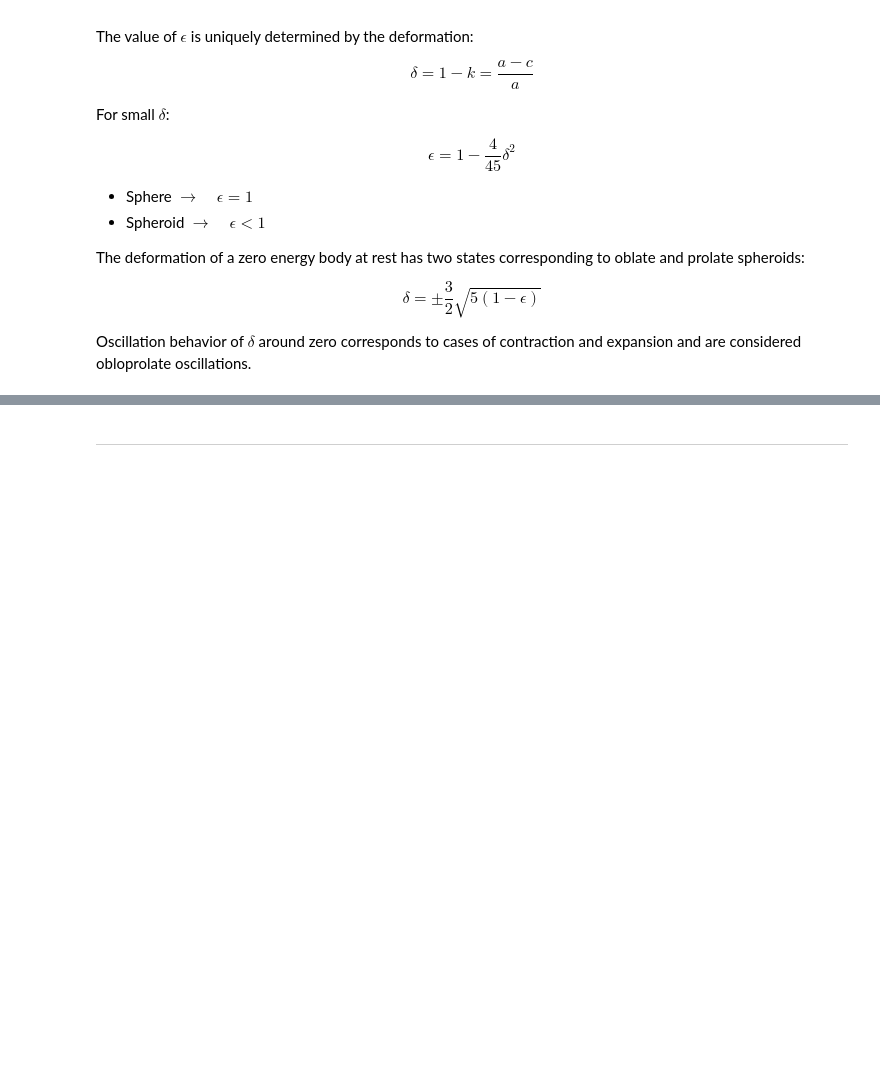
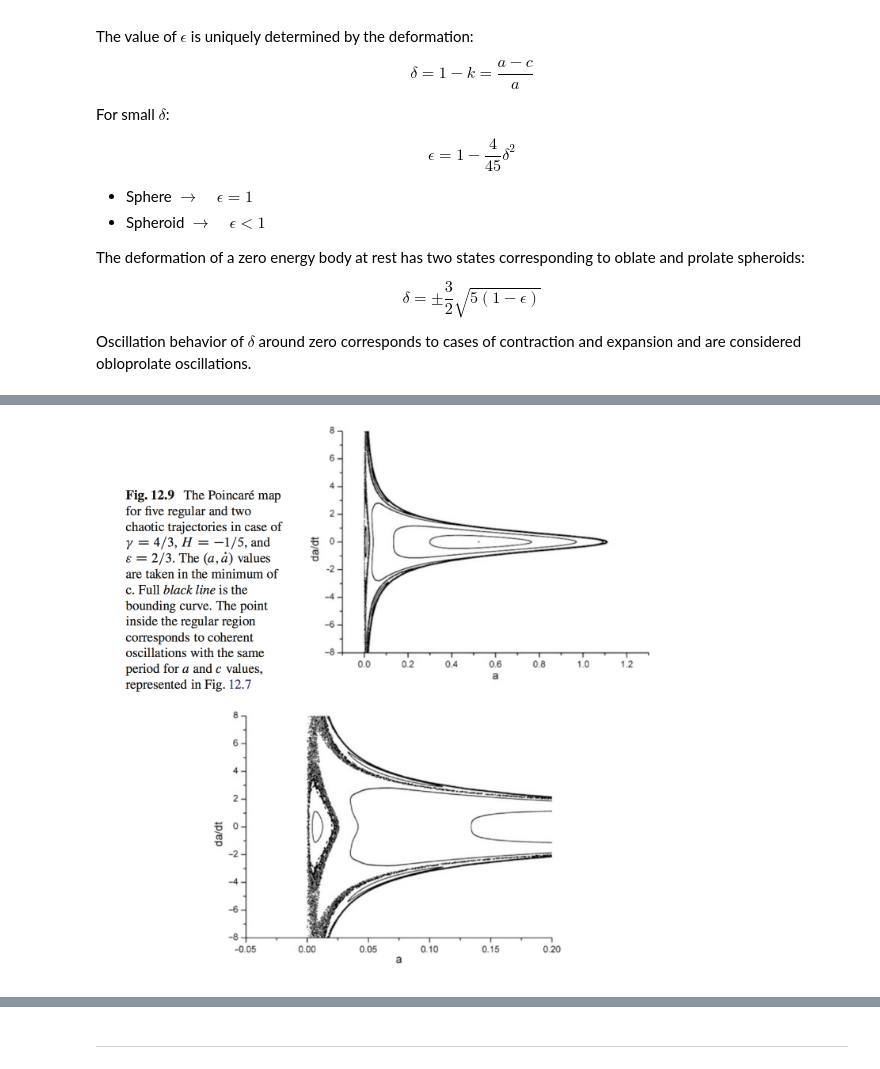
Before and after one commit to windju/dynamic_stabilization_nonspherical_bodies, a Jupyter notebook: mw_ams214_research.ipynb, the cells around one changed output, grey strips where cells are left out. Saved outputs shown, nothing was run; the diff lists cells and outputs as text; code cells hidden in the pictures; blank space fills up the shorter version.

```diff
--- a/mw_ams214_research.ipynb
+++ b/mw_ams214_research.ipynb
@@ -292,0 +324,4 @@ Oscillation behavior of $\delta$ around zero corresponds to cases of contraction
+# %%
+Image(filename='figs/4.png')
+# %% [output]
+[figure, added]
```
Also changed, not shown: parts of 20 cells of this notebook.
